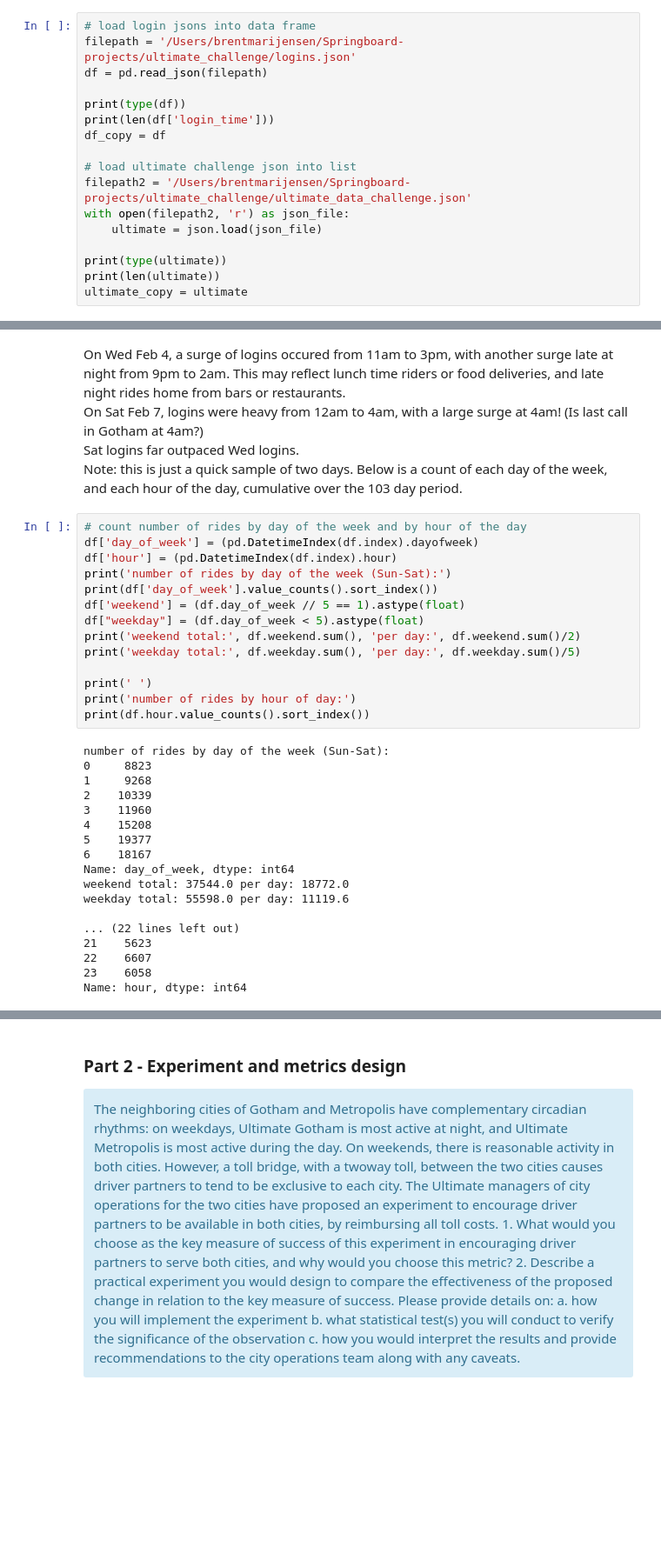
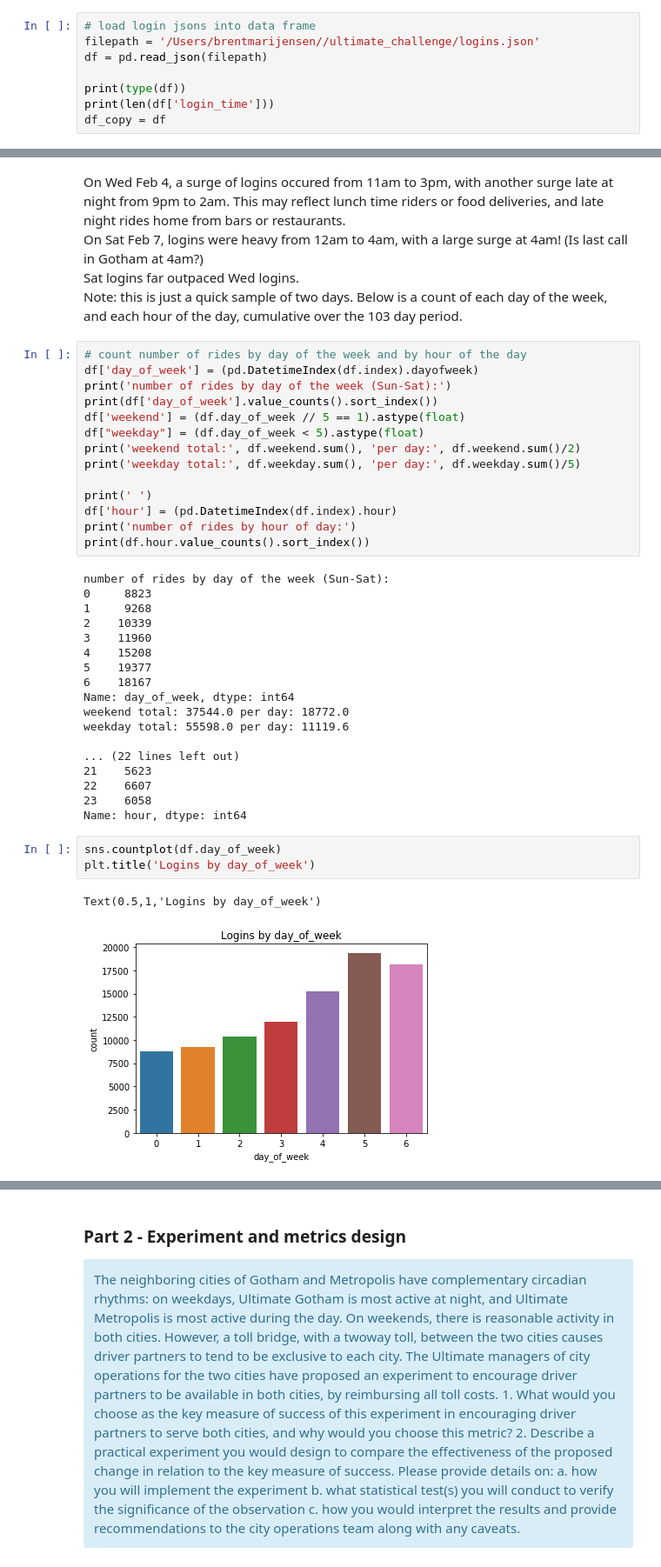
Before and after one commit to misterhappy2/ultimate_challenge, a Jupyter notebook: Interview1.ipynb, the cells around one changed output, grey strips where cells are left out. Shown: that part at 87% size. Cells and saved outputs as stored; diff of their text form; blank space fills up the shorter version.

```diff
--- a/Interview1.ipynb
+++ b/Interview1.ipynb
@@ -18,21 +18,12 @@ import matplotlib.pyplot as plt
 %matplotlib inline
 # %%
 # load login jsons into data frame
-filepath = '/Users/brentmarijensen/Springboard-projects/ultimate_challenge/logins.json'
+filepath = '/Users/brentmarijensen//ultimate_challenge/logins.json'
 df = pd.read_json(filepath)
 
 print(type(df))
 print(len(df['login_time']))
 df_copy = df
-
-# load ultimate challenge json into list
-filepath2 = '/Users/brentmarijensen/Springboard-projects/ultimate_challenge/ultimate_data_challenge.json'
-with open(filepath2, 'r') as json_file:
-    ultimate = json.load(json_file)
-
-print(type(ultimate))
-print(len(ultimate))
-ultimate_copy = ultimate
 # %% [output]
 <class 'pandas.core.frame.DataFrame'>
 93142
@@ -134,7 +108,6 @@ Note: this is just a quick sample of two days.  Below is a count of each day of
 # %%
 # count number of rides by day of the week and by hour of the day
 df['day_of_week'] = (pd.DatetimeIndex(df.index).dayofweek)
-df['hour'] = (pd.DatetimeIndex(df.index).hour)
 print('number of rides by day of the week (Sun-Sat):')
 print(df['day_of_week'].value_counts().sort_index())
 df['weekend'] = (df.day_of_week // 5 == 1).astype(float)
@@ -143,6 +116,7 @@ print('weekend total:', df.weekend.sum(), 'per day:', df.weekend.sum()/2)
 print('weekday total:', df.weekday.sum(), 'per day:', df.weekday.sum()/5)
 
 print(' ')
+df['hour'] = (pd.DatetimeIndex(df.index).hour)
 print('number of rides by hour of day:')
 print(df.hour.value_counts().sort_index())
 # %% [output]
@@ -163,3 +137,9 @@ weekday total: 55598.0 per day: 11119.6
 22    6607
 23    6058
 Name: hour, dtype: int64
+# %%
+sns.countplot(df.day_of_week)
+plt.title('Logins by day_of_week')
+# %% [output]
+Text(0.5,1,'Logins by day_of_week')
+[figure, added]
```
Also changed, not shown: parts of 25 cells of this notebook.
